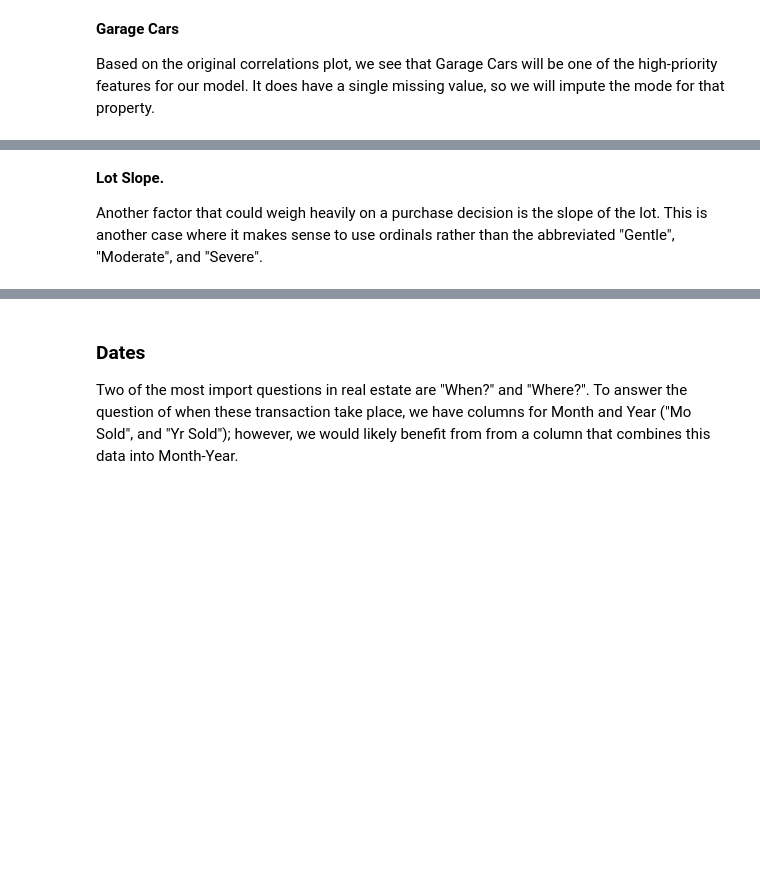
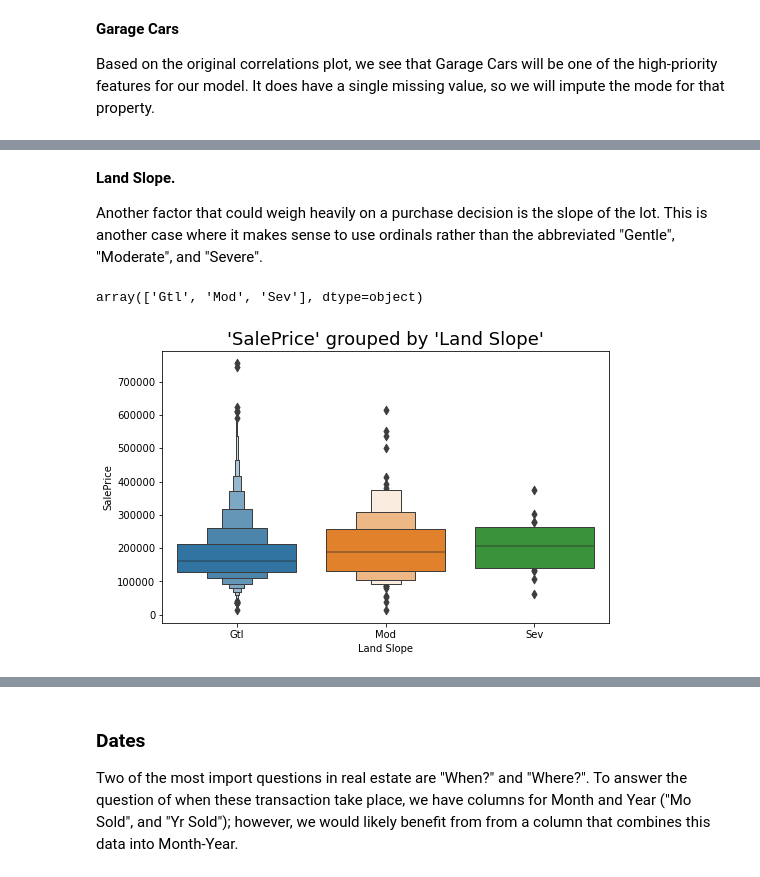
Before and after one commit to RekaCodes/real-estate-prediction, a Jupyter notebook: RE_price_predictions.ipynb, the cells around one changed output, grey strips where cells are left out. Cells and saved outputs as stored; diff of their text form; code cells hidden in the pictures; blank space fills up the shorter version.

```diff
--- a/RE_price_predictions.ipynb
+++ b/RE_price_predictions.ipynb
@@ -250,0 +268,4 @@ plt.show()
+# %%
+df['Mas Vnr Type'] = df['Mas Vnr Type'].fillna(0)
+df['Mas Vnr Type'] = df['Mas Vnr Type'].replace(['CBlock', 'BrkCmn', 'None', 'BrkFace', 'Stone'], [2,4,6,8,10])
+df['Mas Vnr Type'] = pd.Categorical(df['Mas Vnr Type'], ordered=True)
@@ -314,12 +282,15 @@ grades
-# %%
-for i in range(0,5):
-    df = df.replace([grades['Str'][i]], [grades['Int'][i]])
-# %%
-df[col_list] = df[col_list].fillna(0)
-df[col_list] = df[col_list].astype(int)
 # %% [markdown]
-<b> Lot Slope. </b>
+<b> Land Slope. </b>
 
 Another factor that could weigh heavily on a purchase decision is the slope of the lot. This is another case where it makes sense to use ordinals rather than the abbreviated "Gentle", "Moderate", and "Severe".
-# %%
-df['Land Slope'] = df['Land Slope'].replace(['Gtl', 'Mod', 'Sev'],[1,2,3])
+# %%
+df['Land Slope'].unique()
+# %% [output]
+array(['Gtl', 'Mod', 'Sev'], dtype=object)
+# %%
+plt.figure(figsize=(8, 5))
+sns.boxenplot(x=df['Land Slope'], y=df['SalePrice'])
+plt.title("'SalePrice' grouped by 'Land Slope'", fontsize=18)
+plt.show()
+# %% [output]
+[figure, added]
```
Also changed, not shown: parts of 48 cells of this notebook.
